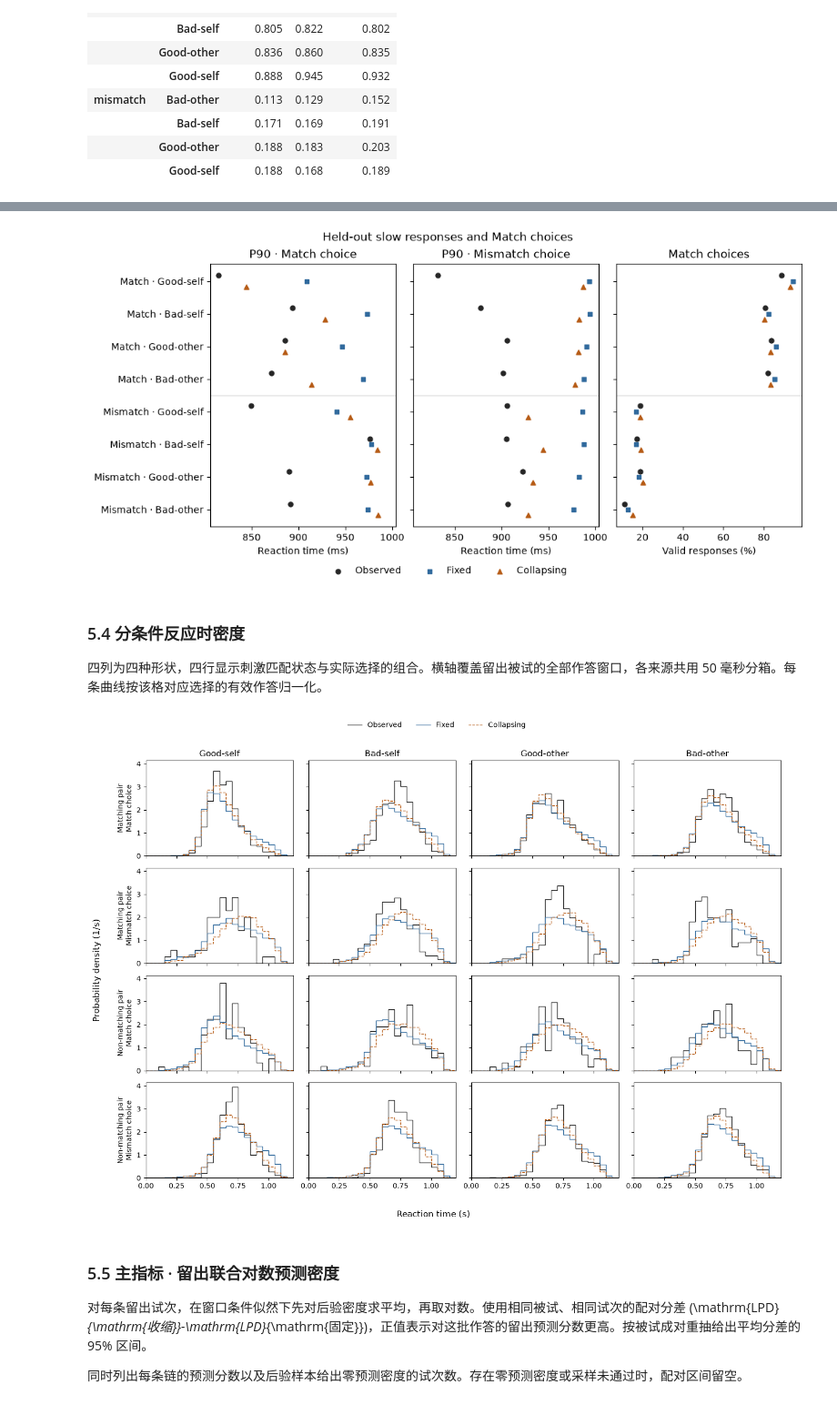
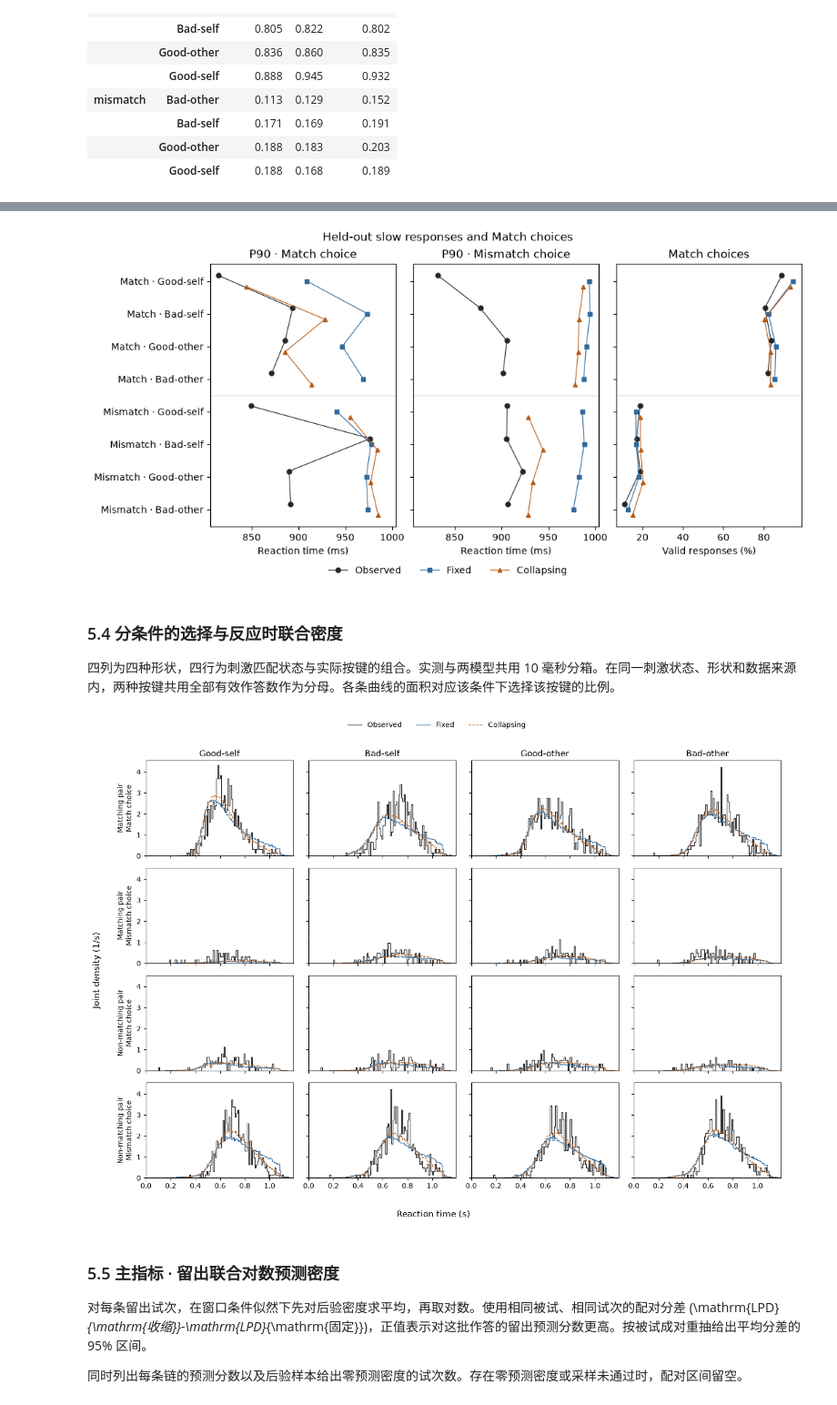
Before and after one commit to soupandpsy/hu2020-ddm, a Jupyter notebook: 03_alternative_mechanisms/scripts/03_collapsing_boundary_hssm.ipynb, the cells around one changed output, grey strips where cells are left out. Shown at 91% size. Drawn from its saved outputs; the diff is of its cells as text; code cells hidden in the pictures.

```diff
--- a/03_alternative_mechanisms/scripts/03_collapsing_boundary_hssm.ipynb
+++ b/03_alternative_mechanisms/scripts/03_collapsing_boundary_hssm.ipynb
@@ -939,7 +939,14 @@ series = [
 for ax, (table, title, xlabel) in zip(axes, panels):
     values = table.loc[condition_order]
     for source, offset, color, marker in series:
-        ax.scatter(values[source], positions + offset, color=color, marker=marker, s=25, label=source)
+        # 沿条件列表分别连接匹配和不匹配刺激中的四个点。
+        for stimulus in ("match", "mismatch"):
+            group_rows = values.index.get_level_values("match") == stimulus
+            ax.plot(
+                values.loc[group_rows, source], positions[group_rows] + offset,
+                color=color, marker=marker, markersize=5, linewidth=0.85,
+                label=source if stimulus == "match" else None,
+            )
     ax.axhline(3.5, color="0.8", lw=0.8)  # 前四行实际匹配，后四行实际不匹配。
     ax.set(title=title, xlabel=xlabel)
 axes[0].set_yticks(positions, [f"{match.title()} · {shape}" for match, shape in condition_order])
@@ -950,50 +957,50 @@ profile_figure.legend(
 )
 plt.show()
 # %% [output]
-[figure, old version]
+[figure, new version]
 # %% [markdown]
-### 5.4 分条件反应时密度
+### 5.4 分条件的选择与反应时联合密度
 
-四列为四种形状，四行显示刺激匹配状态与实际选择的组合。横轴覆盖留出被试的全部作答窗口，各来源共用 50 毫秒分箱。每条曲线按该格对应选择的有效作答归一化。
+四列为四种形状，四行为刺激匹配状态与实际按键的组合。实测与两模型共用 10 毫秒分箱。在同一刺激状态、形状和数据来源内，两种按键共用全部有效作答数作为分母。各条曲线的面积对应该条件下选择该按键的比例。
 # %%
-# 绘制四种形状在两种刺激状态和两种实际选择下的 RT 密度。
+# 绘制四种形状在两种刺激状态和两种实际选择下的 选择与 RT 联合密度。
 response_rows = [
     ("match", 1, "Matching pair\nMatch choice"),
     ("match", -1, "Matching pair\nMismatch choice"),
     ("mismatch", 1, "Non-matching pair\nMatch choice"),
     ("mismatch", -1, "Non-matching pair\nMismatch choice"),
 ]
 styles = {"Observed": ("0.15", "-"), "Fixed": ("#316a9d", "-"), "Collapsing": ("#b65b15", "--")}
-bin_width = 0.05  # 每个时间箱宽 50 毫秒，实测和两模型共用。
+bin_width = 0.01  # 每个时间箱宽 10 毫秒，实测和两模型共用。
 rt_limit = np.ceil(heldout_trials["deadline"].max() / bin_width) * bin_width
 rt_bins = np.arange(round(rt_limit / bin_width) + 1) * bin_width
-# 一次分组计算每个小图的直方密度。
-densities = prediction_data.groupby(["match", "response", "shape", "source"], observed=True)["rt"].apply(
-    lambda rt: np.histogram(rt, bins=rt_bins)[0] / (len(rt) * bin_width)
-)
+# 同一刺激状态、形状和来源内，两种按键共用全部有效作答数。
+condition_groups = prediction_data.groupby(["match", "shape", "source"], observed=True)
 density_figure, axes = plt.subplots(4, 4, figsize=(14, 10), sharex=True, sharey=True)
 
 for row, (match, response, label) in enumerate(response_rows):
     axes[row, 0].set_ylabel(label)
     for column, shape in enumerate(shape_order):
         ax = axes[row, column]
         for source, (color, linestyle) in styles.items():
-            density = densities.get((match, response, shape, source))
-            if density is not None:
-                ax.stairs(density, rt_bins, color=color, linestyle=linestyle, label=source)
+            trials_in_condition = condition_groups.get_group((match, shape, source))
+            selected_rt = trials_in_condition.loc[trials_in_condition["response"].eq(response), "rt"]
+            counts = np.histogram(selected_rt, bins=rt_bins)[0]
+            density = counts / (len(trials_in_condition) * np.diff(rt_bins))
+            ax.stairs(density, rt_bins, color=color, linestyle=linestyle, label=source)
         if row == 0:
             ax.set_title(shape)
 
 axes[0, 0].set_xlim(0, rt_limit)
 density_figure.supxlabel("Reaction time (s)")
-density_figure.supylabel("Probability density (1/s)")
+density_figure.supylabel("Joint density (1/s)")
 density_figure.legend(
     *axes[0, 0].get_legend_handles_labels(), loc="upper center", ncol=3, frameon=False,
 )
 density_figure.tight_layout(rect=(0.02, 0.02, 1, 0.95))
 plt.show()
 # %% [output]
-[figure, old version]
+[figure, new version]
 # %% [markdown]
 ### 5.5 主指标 · 留出联合对数预测密度
 
```
Also changed, not shown: parts of 1 cell of this notebook, 40 other files.
